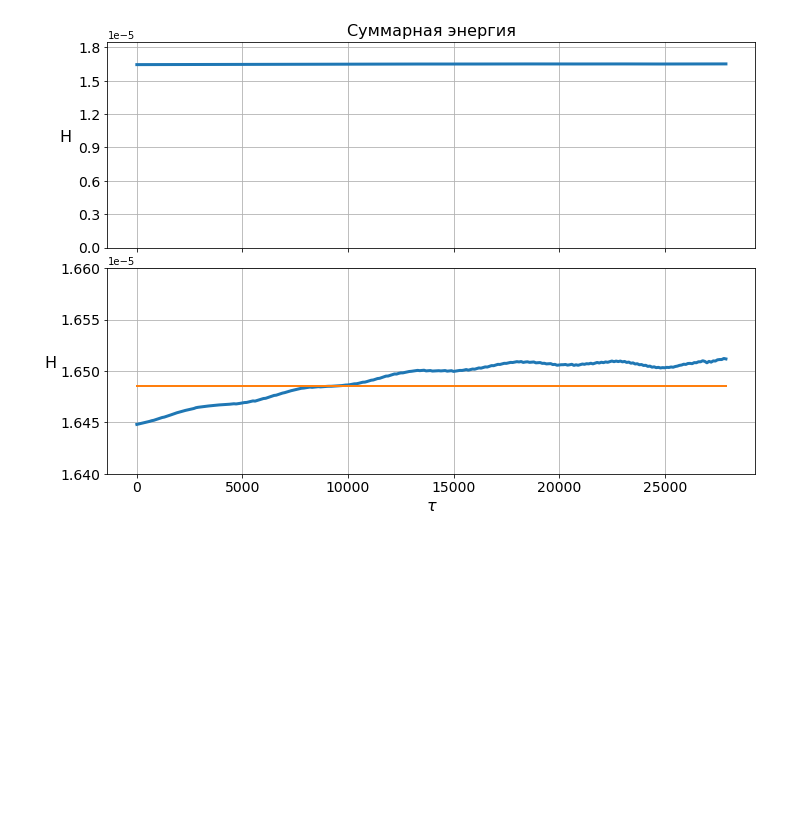
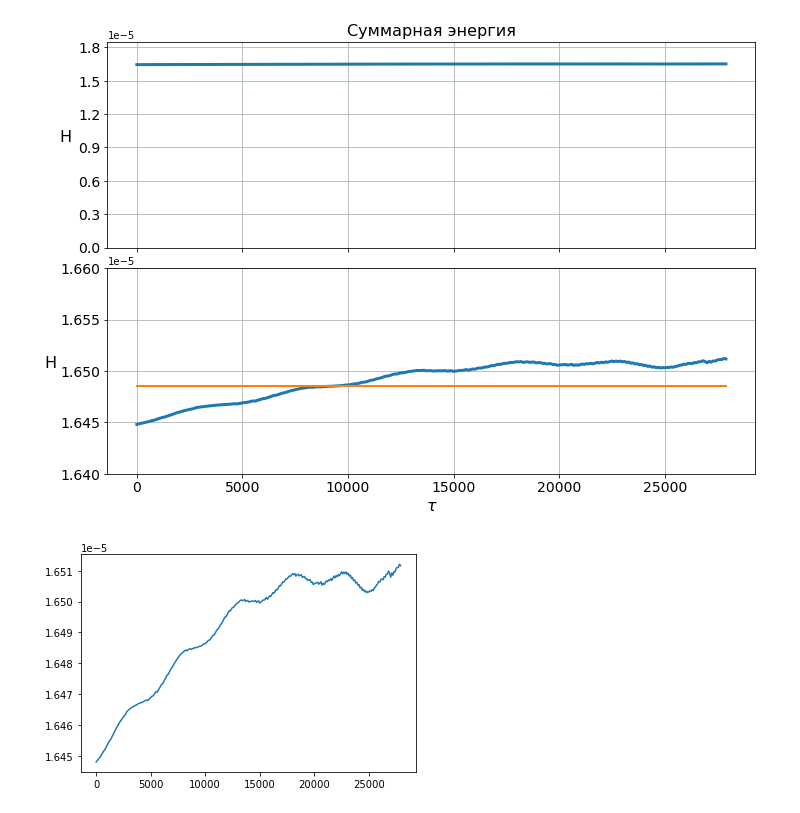
Before and after one commit to starasow/c-cpp, a Jupyter notebook: diploma_results_100kg.ipynb, the cells around one changed output. Drawn from its saved outputs; the diff is of its cells as text; code cells hidden in the pictures; blank space fills up the shorter version.

```diff
--- a/diploma_results_100kg.ipynb
+++ b/diploma_results_100kg.ipynb
@@ -50,3 +55,19 @@ plt.subplots_adjust(top=1.5, bottom=0.00, left=0.0, right=1.5, hspace=0.1, wspac
 plt.show()
 # %% [output]
 [figure]
+# %%
+import urllib.request
+import matplotlib.pyplot as plt
+
+url = 'https://raw.githubusercontent.com/starasow/diploma-c/main/payload.txt'
+# Download the file from `url` and save it locally under `file_name`:
+urllib.request.urlretrieve(url, 'payload.txt')
+tau_levels = [x.split(' ')[0].replace('\n', '') for x in open ('payload.txt').readlines()]
+energy_str = [x.split(' ')[6].replace('\n', '') for x in open('payload.txt').readlines()]
+
+energy = np.array(energy_str, dtype = float)
+tau = np.array(tau_levels, dtype = int)
+plt.plot(tau, energy)
+plt.show()
+# %% [output]
+[figure, added]
```
Also changed, not shown: parts of 8 cells of this notebook.
